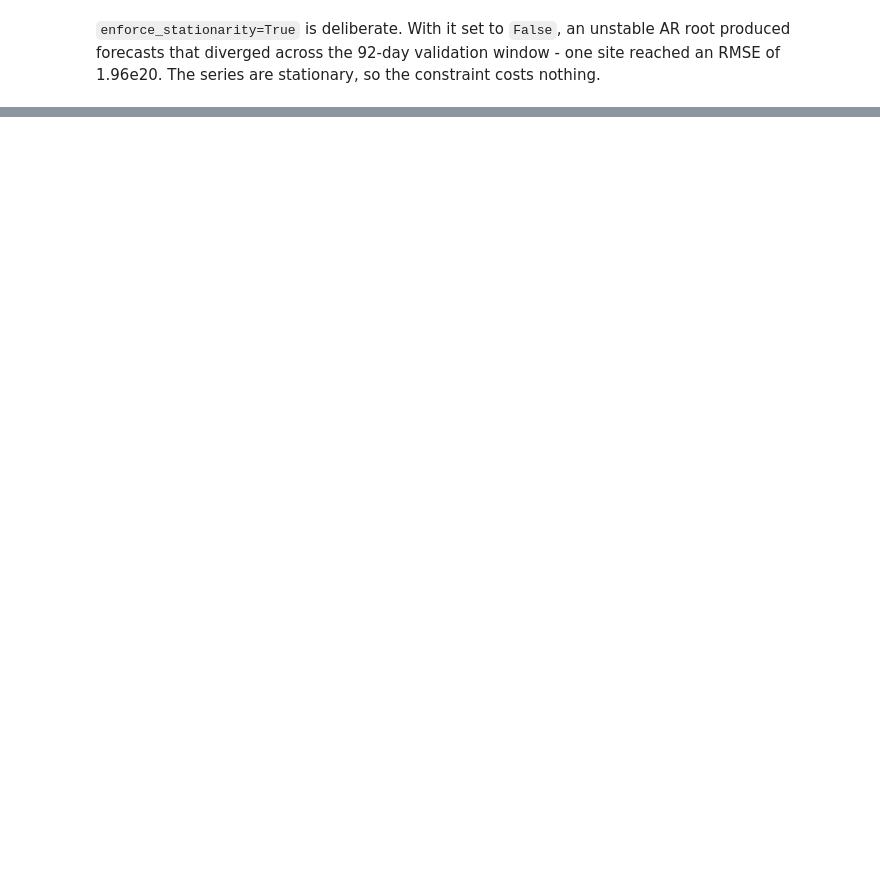
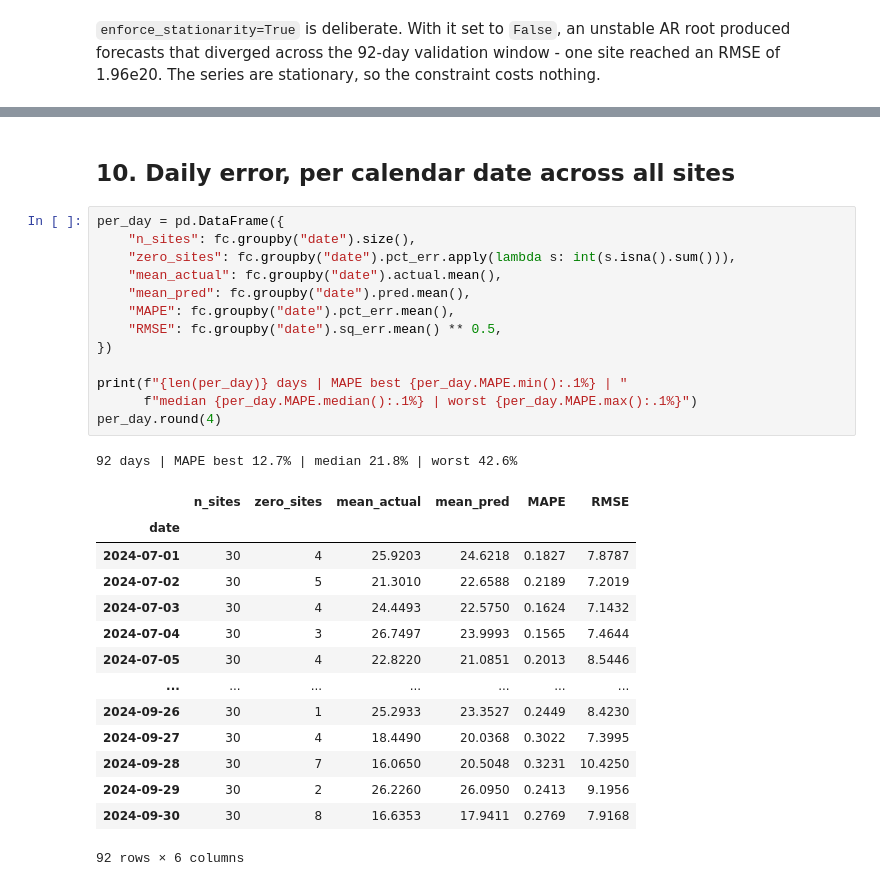
Before and after one commit to Olamideoo/MIG_Cement_Demand_Forecasting, a Jupyter notebook: NOTEBOOKS/04_Model_Development.ipynb, the cells around one changed output, grey strips where cells are left out. Cells and saved outputs as stored; diff of their text form; blank space fills up the shorter version.

```diff
--- a/NOTEBOOKS/04_Model_Development.ipynb
+++ b/NOTEBOOKS/04_Model_Development.ipynb
@@ -365,0 +350,31 @@ pd.DataFrame({
+# %% [markdown]
+## 10. Daily error, per calendar date across all sites
+# %%
+per_day = pd.DataFrame({
+    "n_sites": fc.groupby("date").size(),
+    "zero_sites": fc.groupby("date").pct_err.apply(lambda s: int(s.isna().sum())),
+    "mean_actual": fc.groupby("date").actual.mean(),
+    "mean_pred": fc.groupby("date").pred.mean(),
+    "MAPE": fc.groupby("date").pct_err.mean(),
+    "RMSE": fc.groupby("date").sq_err.mean() ** 0.5,
+})
+
+print(f"{len(per_day)} days | MAPE best {per_day.MAPE.min():.1%} | "
+      f"median {per_day.MAPE.median():.1%} | worst {per_day.MAPE.max():.1%}")
+per_day.round(4)
+# %% [output]
+92 days | MAPE best 12.7% | median 21.8% | worst 42.6%
+|  | n_sites | zero_sites | mean_actual | mean_pred | MAPE | RMSE |
+| date |  |  |  |  |  |  |
+| 2024-07-01 | 30 | 4 | 25.9203 | 24.6218 | 0.1827 | 7.8787 |
+| 2024-07-02 | 30 | 5 | 21.3010 | 22.6588 | 0.2189 | 7.2019 |
+| 2024-07-03 | 30 | 4 | 24.4493 | 22.5750 | 0.1624 | 7.1432 |
+| 2024-07-04 | 30 | 3 | 26.7497 | 23.9993 | 0.1565 | 7.4644 |
+| 2024-07-05 | 30 | 4 | 22.8220 | 21.0851 | 0.2013 | 8.5446 |
+| ... | ... | ... | ... | ... | ... | ... |
+| 2024-09-26 | 30 | 1 | 25.2933 | 23.3527 | 0.2449 | 8.4230 |
+| 2024-09-27 | 30 | 4 | 18.4490 | 20.0368 | 0.3022 | 7.3995 |
+| 2024-09-28 | 30 | 7 | 16.0650 | 20.5048 | 0.3231 | 10.4250 |
+| 2024-09-29 | 30 | 2 | 26.2260 | 26.0950 | 0.2413 | 9.1956 |
+| 2024-09-30 | 30 | 8 | 16.6353 | 17.9411 | 0.2769 | 7.9168 |
+92 rows × 6 columns
```
Also changed, not shown: parts of 46 cells of this notebook.
